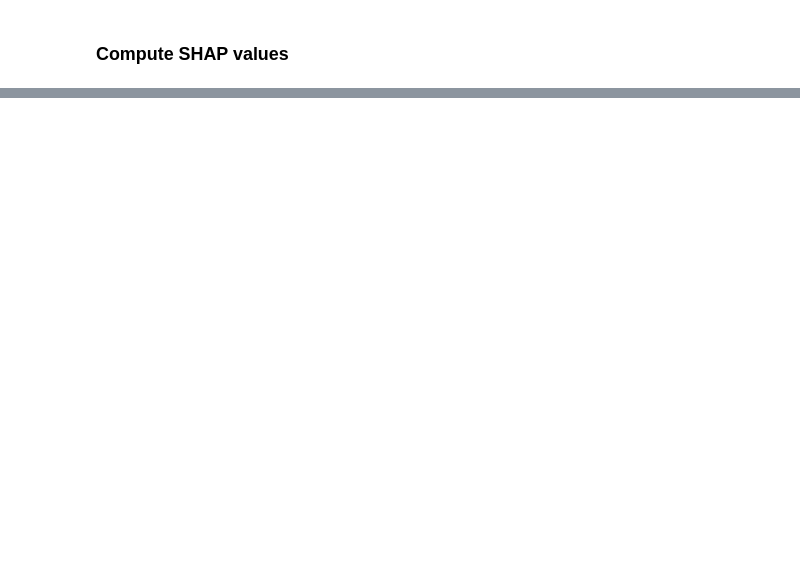
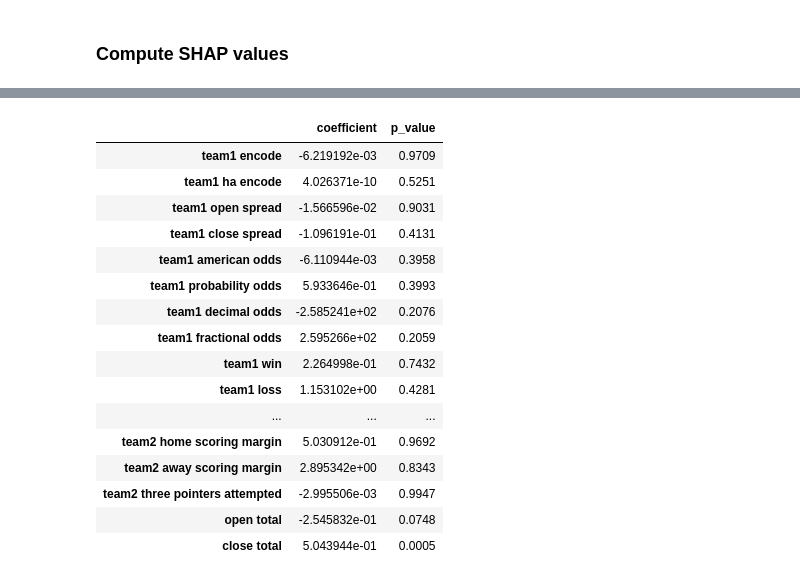
Before and after one commit to tamle7422/regression, a Jupyter notebook: nba.ipynb, the cells around one changed output, grey strips where cells are left out. Cells and saved outputs as stored; diff of their text form; code cells hidden in the pictures; blank space fills up the shorter version.

```diff
--- a/nba.ipynb
+++ b/nba.ipynb
@@ -652,0 +859,9 @@ shap.plots.bar(explainShapValues)
+# %%
+xTrain,xTest,yTrain,yTest = train_test_split(dfFilterNba[feat],dfFilterNba["team1 final score"],test_size=0.25,\
+    random_state=11)
+# %%
+xInclCons = sm.add_constant(xTrain)
+# ordinary least squares
+model = sm.OLS(yTrain.astype(float),xInclCons.astype(float))
+results = model.fit()
+results.summary()
@@ -652,0 +903,21 @@ shap.plots.bar(explainShapValues)
+# %%
+pValues = pd.DataFrame({'coefficient': results.params,'p_value': round(results.pvalues,4)})
+pValues
+# %% [output]
+|  | coefficient | p_value |
+| team1 encode | -6.219192e-03 | 0.9709 |
+| team1 ha encode | 4.026371e-10 | 0.5251 |
+| team1 open spread | -1.566596e-02 | 0.9031 |
+| team1 close spread | -1.096191e-01 | 0.4131 |
+| team1 american odds | -6.110944e-03 | 0.3958 |
+| team1 probability odds | 5.933646e-01 | 0.3993 |
+| team1 decimal odds | -2.585241e+02 | 0.2076 |
+| team1 fractional odds | 2.595266e+02 | 0.2059 |
+| team1 win | 2.264998e-01 | 0.7432 |
+| team1 loss | 1.153102e+00 | 0.4281 |
+| ... | ... | ... |
+| team2 home scoring margin | 5.030912e-01 | 0.9692 |
+| team2 away scoring margin | 2.895342e+00 | 0.8343 |
+| team2 three pointers attempted | -2.995506e-03 | 0.9947 |
+| open total | -2.545832e-01 | 0.0748 |
+| close total | 5.043944e-01 | 0.0005 |
```
Also changed, not shown: parts of 16 cells of this notebook, 1 other file.
